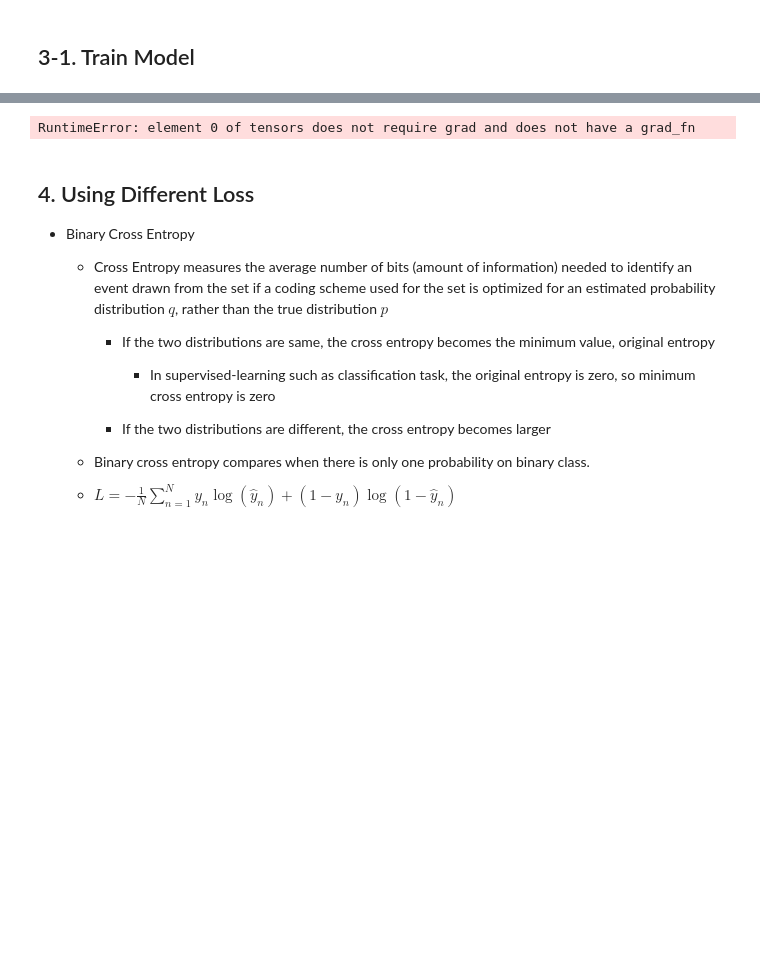
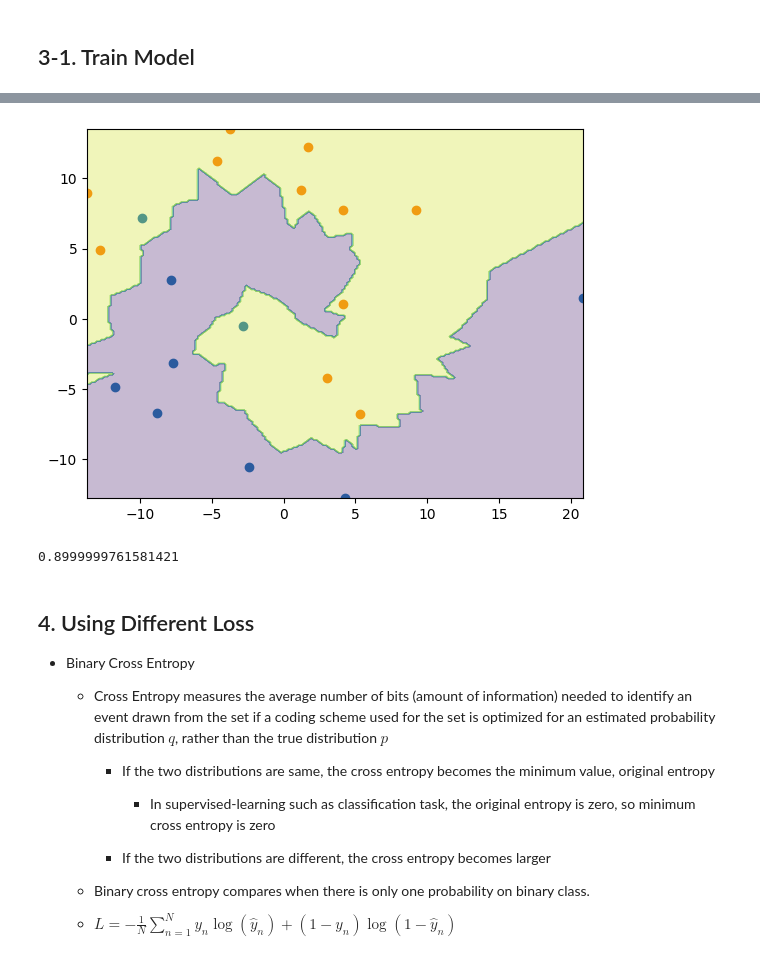
Before and after one commit to jdasam/mas1004, a Jupyter notebook: live_coding/3_binary_classification.ipynb, the cells around one changed output, grey strips where cells are left out. Cells and saved outputs as stored; diff of their text form; code cells hidden in the pictures; blank space fills up the shorter version.

```diff
--- a/live_coding/3_binary_classification.ipynb
+++ b/live_coding/3_binary_classification.ipynb
@@ -245,0 +214,4 @@ tensor([[    0.0000],
+# %%
+visualize_decision_boundary(model, valid_data, valid_label)
+# %% [output]
+[figure, added]
@@ -246,11 +220,12 @@ tensor([[    0.0000],
 # %%
 binary_pred = pred > 0.5 # convert continuous value to binary value
-is_correct = binary_pred == label
+is_correct = binary_pred == valid_label
 is_correct.sum()  , is_correct.numel()
 accuracy = is_correct.sum()/ is_correct.numel()
-accuracy.backward()
+# accuracy.backward()
+accuracy.item()
 # %% [output]
-RuntimeError: element 0 of tensors does not require grad and does not have a grad_fn
+0.8999999761581421
 # %% [markdown]
 ## 4. Using Different Loss
 - Binary Cross Entropy
```
Also changed, not shown: parts of 12 cells of this notebook.
